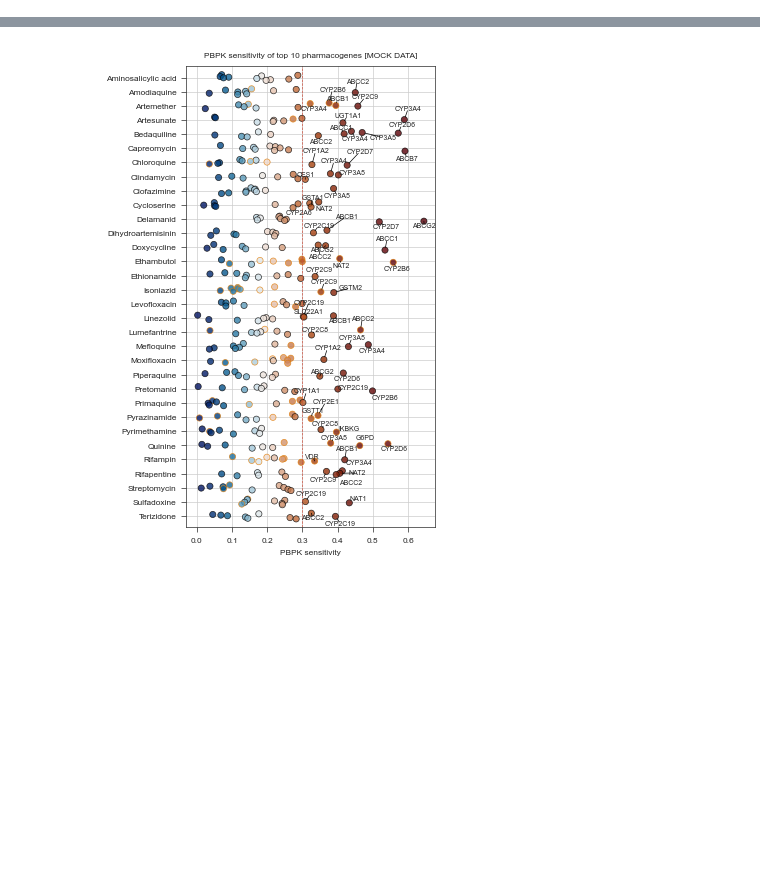
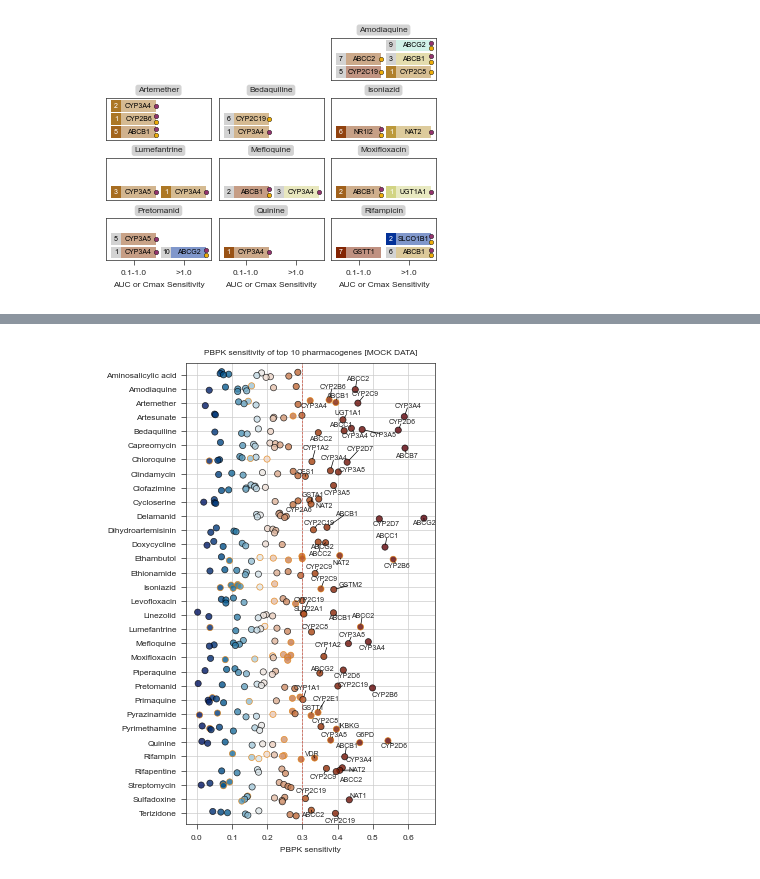
Before and after one commit to ersilia-os/pharmacogx-embeddings, a Jupyter notebook: paper/figure3_global_sensitivity_analysis.ipynb, the cells around one changed output, grey strips where cells are left out. Cells and saved outputs as stored; diff of their text form; code cells hidden in the pictures; blank space fills up the shorter version.

Commit message:
global sensitivity

```diff
--- a/paper/figure3_global_sensitivity_analysis.ipynb
+++ b/paper/figure3_global_sensitivity_analysis.ipynb
@@ -9,0 +40,94 @@ from stylia import ONE_COLUMN_WIDTH
+# %%
+def plot_sensitive_genes(ax, df, drug, i):
+    df = df[df["chemical"] == drug]
+    dr_ = dr[dr["chemical"] == drug.lower()]
+    if dr_.shape[0] == 0:
+        print(drug)
+        raise Exception
+    afr_abundant = set()
+    afr_specific = set()
+    for v in dr_[["gene", "afr_abundant_variants", "afr_specific_variants"]].values:
+        if v[1] >= 50:
+            afr_abundant.add(v[0])
+        if v[2] >= 1:
+            afr_specific.add(v[0])
+    genes_hc = []
+    genes_lc = []
+    for v in df[["gene"] + columns].values:
+        if np.any(v[1:] > 1):
+            genes_hc.append(v[0])
+    for v in df[["gene"] + columns].values:
+        if v[0] in genes_hc:
+            continue
+        if np.any(v[1:] > 0.1):
+            genes_lc.append(v[0])
+    df = df.sort_values("max_outcome", ascending=True).reset_index(drop=True)
+    cmap = ContinuousColorMap()
+    cmap.fit([0, 5])
+    hc_counts = 0
+    lc_counts = 0
+    for v in df[["gene", "train_set", "llm_rank"] + columns].values:
+        if v[0] not in genes_hc and v[0] not in genes_lc:
+            continue
+        vmax = np.nanmax(v[3:])
+        color = cmap.transform([vmax])[0]
+        if v[0] in genes_hc:
+            x = 1
+            y = hc_counts
+            hc_counts += 1
+        else:
+            x = 0
+            y = lc_counts
+            lc_counts += 1
+        ax.text(x+0.1, y, v[0], color="black", ha="center", va="center")
+        rect = Rectangle((x-0.45, y-0.45), 0.9, 0.9, facecolor=color, lw=0, alpha=0.5)
+        ax.add_patch(rect)
+        if v[1] == 1:
+            ax.text(x-0.35, y, v[2], color="white", ha="center", va="center")
+            rect = Rectangle((x-0.45, y-0.45), 0.2, 0.9, facecolor=color, lw=0, alpha=1)
+            ax.add_patch(rect)
+        else:
+            ax.text(x-0.35, y, v[2], color="black", ha="center", va="center")
+            rect = Rectangle((x-0.45, y-0.45), 0.2, 0.9, facecolor=NamedColors().gray, lw=0, alpha=1)
+            ax.add_patch(rect)
+        if v[0] in afr_abundant and v[0] in afr_specific:
+            ax.scatter([x+0.45], [y-0.22], color=NamedColors().yellow, edgecolor="black", lw=0.3)
+            ax.scatter([x+0.45], [y+0.22], color=NamedColors().purple, edgecolor="black", lw=0.3)
+        else:
+            if v[0] in afr_abundant:
+                ax.scatter([x+0.45], [y], color=NamedColors().yellow, edgecolor="black", lw=0.3)
+            if v[0] in afr_specific:
+                ax.scatter([x+0.45], [y], color=NamedColors().purple, edgecolor="black", lw=0.3)
+    ax.set_yticks([])
+    if i > 6:
+        ax.set_xticks([0, 1])
+        ax.set_xticklabels(["0.1-1.0", ">1.0"])
+    else:
+        ax.set_xticks([])
+    ax.set_xlim(-0.55, 1.55)
+    ax.set_ylim(-0.6, 2.6)
+    ax.grid()
+    #stylia.label(ax, title=drug, xlabel="AUC or Cmax Sensitivity", ylabel="")
+    #stylia.label(ax, title=drug, xlabel="", ylabel="")
+    ax.set_title(label=drug, bbox={'facecolor': 'lightgray', 'edgecolor': 'none', 'boxstyle': 'round,pad=0.3'}, pad=4)
+    ax.set_ylabel("")
+    ax.set_xlabel("")
+
+fig, axs = stylia.create_figure(4, 3, width=ONE_COLUMN_WIDTH, height=ONE_COLUMN_WIDTH*0.8)
+ax = axs.next()
+ax.axis("off")
+stylia.label(ax, title="", xlabel="", ylabel="")
+ax = axs.next()
+ax.axis("off")
+stylia.label(ax, title="", xlabel="", ylabel="")
+for i, drug in enumerate(drugs):
+    ax = axs.next()
+    plot_sensitive_genes(ax, df, drug, i)
+    if i > 6:
+        ax.set_xlabel("AUC or Cmax Sensitivity")
+
+#plt.tight_layout()
+stylia.save_figure("assets/pbpk_sensitivity_genes.png")
+stylia.save_figure("assets/pbpk_sensitivity_genes.pdf")
+# %% [output]
+[figure, added]
```
Also changed, not shown: parts of 5 cells of this notebook, 4 other files.
